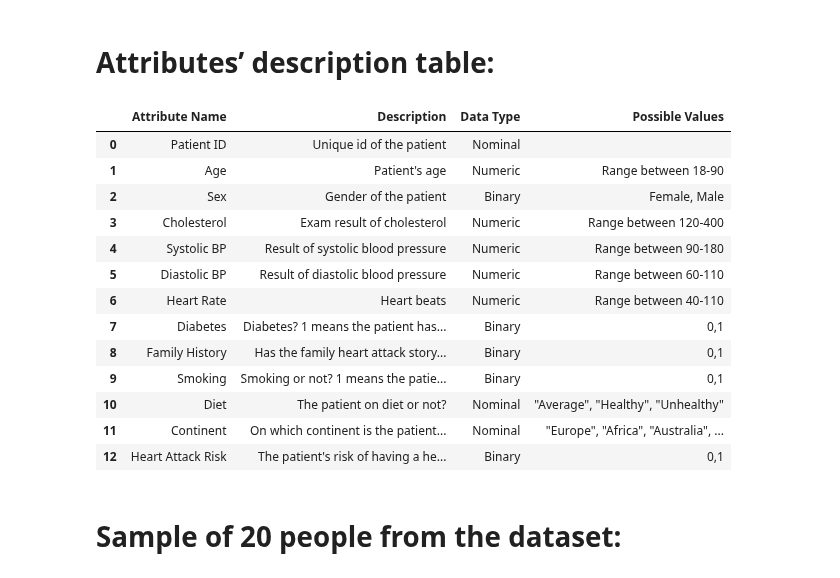
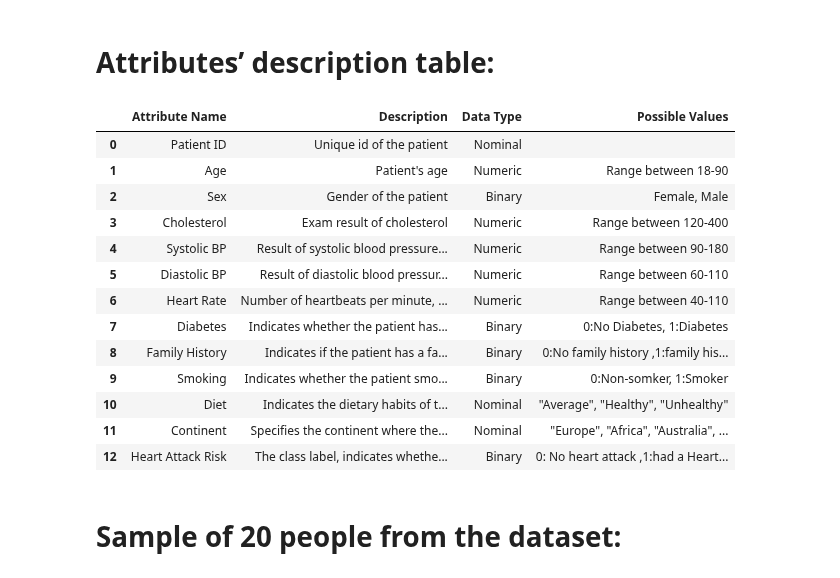
Before and after one commit to FajerAlamro/IT326-Project, a Jupyter notebook: Phase2.ipynb, the cells around one changed output. Cells and saved outputs as stored; diff of their text form; code cells hidden in the pictures.

```diff
--- a/Phase2.ipynb
+++ b/Phase2.ipynb
@@ -20,45 +21,48 @@ df=pd.read_csv('Dataset/heart.attack.csv')
 # %%
 data = {
     "Attribute Name": [
         "Patient ID", "Age", "Sex", "Cholesterol", "Systolic BP","Diastolic BP", "Heart Rate", "Diabetes",
         "Family History", "Smoking", "Diet", "Continent", "Heart Attack Risk"
     ],
     "Description": [
         "Unique id of the patient", "Patient's age", "Gender of the patient", "Exam result of cholesterol",
-        "Result of systolic blood pressure", "Result of diastolic blood pressure","Heart beats", "Diabetes? 1 means the patient has diabetes, 0 means the patient does not have diabetes",
-        "Has the family heart attack story? 1 means the patient has a family heart attack history. 0 means he does not have",
-        "Smoking or not? 1 means the patient is smoking, 0 means he does not",
-        "The patient on diet or not?", "On which continent is the patient located?",
-        "The patient's risk of having a heart attack, 1 means the patient has heart attack risk, 0 means he does not have"
+        "Result of systolic blood pressure which measures the pressure in arteries when the heart contracts. ",
+        "Result of diastolic blood pressure which measures the pressure in arteries between heartbeats when the heart is resting.",
+        "Number of heartbeats per minute, indicating cardiovascular health.",
+        "Indicates whether the patient has diabetes. Diabetes is a chronic health condition where the body is unable to properly regulate blood sugar levels",
+        "Indicates if the patient has a family history of heart attacks.",
+        "Indicates whether the patient smokes.",
+        "Indicates the dietary habits of the patient, categorizing them into three types based on their nutrition and eating patterns: (Average) signifies a typical diet, (Healthy) indicates a focus on nutritious foods, and (Unhealthy) reflects poor dietary choices",
+        "Specifies the continent where the patient resides, providing geographical context for the individual's background.",
+        " The class label, indicates whether the patient has experienced a heart attack "
     ],
     "Data Type": [
         "Nominal", "Numeric", "Binary", "Numeric","Numeric", "Numeric", "Numeric", "Binary",
         "Binary", "Binary", "Nominal", "Nominal", "Binary"
     ],
     "Possible Values": [
-        "", "Range between 18-90", "Female, Male", "Range between 120-400", "Range between 90-180", "Range between 60-110","Range between 40-110", "0,1",
-        "0,1", "0,1", '"Average", "Healthy", "Unhealthy"',
-        '"Europe", "Africa", "Australia", "Asia", "South America", "North America"', "0,1"
+        "", "Range between 18-90", "Female, Male", "Range between 120-400", "Range between 90-180", "Range between 60-110","Range between 40-110", "0:No Diabetes, 1:Diabetes",
+        "0:No family history ,1:family history", "0:Non-somker, 1:Smoker", '"Average", "Healthy", "Unhealthy"',
+        '"Europe", "Africa", "Australia", "Asia", "South America", "North America"', "0: No heart attack ,1:had a Heart attack"
     ]
 }
-
 g = pd.DataFrame(data)
 g.style.set_properties(**{'text-align': 'center'})
 # %% [output]
 |  | Attribute Name | Description | Data Type | Possible Values |
 | 0 | Patient ID | Unique id of the patient | Nominal |  |
 | 1 | Age | Patient's age | Numeric | Range between 18-90 |
 | 2 | Sex | Gender of the patient | Binary | Female, Male |
 | 3 | Cholesterol | Exam result of cholesterol | Numeric | Range between 120-400 |
-| 4 | Systolic BP | Result of systolic blood pressure | Numeric | Range between 90-180 |
-| 5 | Diastolic BP | Result of diastolic blood pressure | Numeric | Range between 60-110 |
-| 6 | Heart Rate | Heart beats | Numeric | Range between 40-110 |
-| 7 | Diabetes | Diabetes? 1 means the patient has... | Binary | 0,1 |
-| 8 | Family History | Has the family heart attack story... | Binary | 0,1 |
-| 9 | Smoking | Smoking or not? 1 means the patie... | Binary | 0,1 |
-| 10 | Diet | The patient on diet or not? | Nominal | "Average", "Healthy", "Unhealthy" |
-| 11 | Continent | On which continent is the patient... | Nominal | "Europe", "Africa", "Australia", ... |
-| 12 | Heart Attack Risk | The patient's risk of having a he... | Binary | 0,1 |
+| 4 | Systolic BP | Result of systolic blood pressure... | Numeric | Range between 90-180 |
+| 5 | Diastolic BP | Result of diastolic blood pressur... | Numeric | Range between 60-110 |
+| 6 | Heart Rate | Number of heartbeats per minute, ... | Numeric | Range between 40-110 |
+| 7 | Diabetes | Indicates whether the patient has... | Binary | 0:No Diabetes, 1:Diabetes |
+| 8 | Family History | Indicates if the patient has a fa... | Binary | 0:No family history ,1:family his... |
+| 9 | Smoking | Indicates whether the patient smo... | Binary | 0:Non-somker, 1:Smoker |
+| 10 | Diet | Indicates the dietary habits of t... | Nominal | "Average", "Healthy", "Unhealthy" |
+| 11 | Continent | Specifies the continent where the... | Nominal | "Europe", "Africa", "Australia", ... |
+| 12 | Heart Attack Risk | The class label, indicates whethe... | Binary | 0: No heart attack ,1:had a Heart... |
 # %% [markdown]
 # Sample of 20 people from the dataset:
 # %%
```
Also changed, not shown: parts of 2 cells of this notebook.
